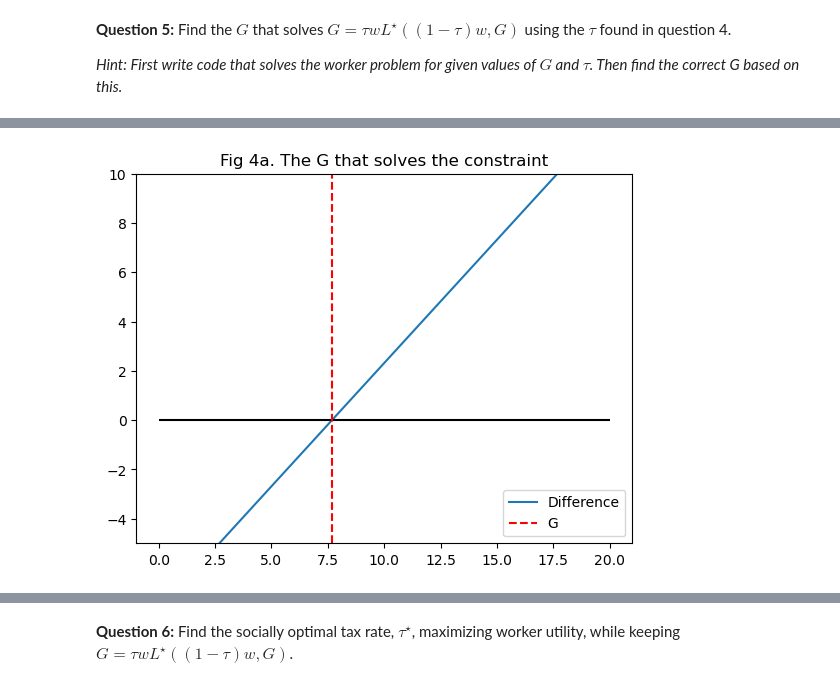
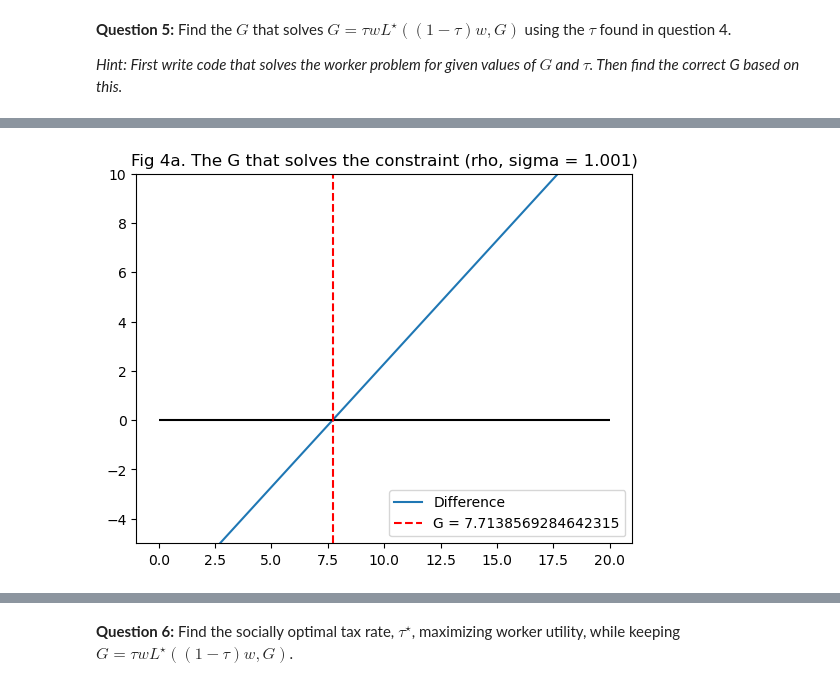
Before and after one commit to NumEconCopenhagen/projects-2023-scb, a Jupyter notebook: exam/Exam-2023-noteboob_FELIX.ipynb, the cells around one changed output, grey strips where cells are left out. Cells and saved outputs as stored; diff of their text form; code cells hidden in the pictures.

```diff
--- a/exam/Exam-2023-noteboob_FELIX.ipynb
+++ b/exam/Exam-2023-noteboob_FELIX.ipynb
@@ -152,13 +163,11 @@ The analytical solutions for G=1 and G=2, respectively, are [15.30165022719559,
 # %%
-
-
 # Create grids
 ws = np.linspace(0,5,200)
 sols = np.empty((2,200))
 sol_1 = np.empty(200)
 sol_2 = np.empty(200)
 
-#Unpack solution for each G
+# iterate and unnpack solution for each G
 for i,w in enumerate(ws):
     bl.w = w
     sols = L_opt(G_list, bl)
@@ -176,4 +185,8 @@ ax.set_title(r"Fig 1. Labour hours as a function of wage, $w$")
 ax.set_ylabel(r'$L(\tilde w)$')
 ax.set_xlabel('$w$')
 ax.legend()
+
+# reset w and w_tilde
+bl.w = 1.0
+bl.w_tilde = (1-bl.tau)*bl.w
 # %% [output]
@@ -261,10 +285,15 @@ tau_opt  = tau_grid[argmax_index]
 # Illustrate in figure
 fig = plt.figure()
 ax = fig.add_subplot(1,1,1)
-ax.plot(tau_grid, V_vec)
-ax.vlines(tau_opt,0,np.max(np.nan_to_num(V_vec)), linestyles='--', colors='black')
-ax.set_ylim(2,4)
+ax.plot(tau_grid, V_vec, label = 'Worker utility')
+ax.vlines(tau_opt,0,np.max(np.nan_to_num(V_vec)), linestyles='--', colors='black', label = fr'Optimal $\tau$ = {tau_opt}')
+ax.set_ylim(0,2)
 ax.set_ylabel('Worker utility')
 ax.set_xlabel(r'$\tau$')
 ax.set_title('Fig 3. Socially optimal tax')
+ax.legend()
+
+# reset tau and w_tilde
+bl.tau = 0.3
+bl.w_tilde = (1-bl.tau)*bl.w_tilde
 # %% [output]
@@ -294,14 +331,10 @@ Questions 5 and 6 must be answered with the general formulation, and for 2 diffe
 # %%
+# define list of parameter values for rho and sigma
+par_list =[1.001,1.5]
+letter_list = ['a','b']
 
 
-bl.w = 1.0
-
-tau_grid, L_vec, G_vec, V_vec = iterate_over_tau(bl)
-argmax_index = np.argmax((np.nan_to_num(V_vec)))
-tau_opt  = tau_grid[argmax_index]
-
-print(tau_opt)
-
+#Define functions for private consumption and government spending
 def calculate_C(bl, L, tau=tau_opt):
     return bl.kappa + (1 - tau) * bl.w * L
 
@@ -309,7 +342,7 @@ def calculate_G(bl, L, tau=tau_opt):
     # print(bl.tau,bl.w, L)
     return tau*bl.w*L
 
-
+# Define objective function
 def objective_function(L, bl, G):
     C = calculate_C(bl, L)
     # G = calculate_G(bl,L)
@@ -319,28 +352,63 @@ def objective_function(L, bl, G):
 
 def solve_for_given_G(bl,G, tau=tau_opt):
 
+    """
+    Solves an optimization problem to find the value of 'L' for a given value of 'G' and 'tau'.
+
+    Parameters:
+        bl: An object or data structure representing some information.
+        G: The given value of G.
+        tau: The value of tau to be considered in the optimization problem. Default value is tau_opt.
+
+    Returns:
+        res: An object representing the result of the optimization.
+
+    """
+
+    # set tau and corresponding w_tilde
     bl.tau = tau
     bl.w = 1.0
+    bl.w_tilde = (1-bl.tau)*bl.w
+
     # Define the bounds for L
     L_bounds = (1e-8, 24.0)
 
     # Set the initial guess for L
-    x0 = 1.0
+    x0 = 12
 
     # Define the optimization problem
     res = optimize.minimize(objective_function, x0, method = 'Nelder-Mead', args=(bl,G), bounds=([L_bounds]))
 
-    G_res = calculate_G(bl, res.x[0])
-
-    # Return the optimal value of L
     return res
 
 def find_opt_G(bl,tau=tau_opt, do_print = False):
+
+    """
+        Finds optimal values of 'L' and calculates the difference between a range of 'G' values and tau*w*L.
+
+        Parameters:
+            bl: An object or data structure representing some information.
+            tau: The value of tau to be considered in the optimization problem. Default value is tau_opt.
+            do_print: A flag indicating whether to print additional information during the iteration. Default value is False.
+
+        Returns:
+            Gs: An array of 'G' values used in the iteration.
+            Ls: An array of corresponding optimized values of 'L' for each 'G' value.
+            diffs: An array of differences between 'G' and tau*w*L for each 'G' value.
+            utility: The value of the objective function for the last iteration.
+
+    """
+
+    if do_print is True:
+        print(bl)
+        print(tau_opt)
+
+    # initialize empty numpy arrays
     Gs = np.linspace(0e-16,20,2000)
     Ls = np.empty(2000)
     diffs = np.empty(2000)
 
-
+    # iterate over grid og G
     for i, g in enumerate(Gs):
         res = solve_for_given_G(bl,g,tau)
         Ls[i] = res.x
@@ -350,24 +418,26 @@ def find_opt_G(bl,tau=tau_opt, do_print = False):
 
         if do_print is True: print(f'for G = {g} --> L = {Ls[i]} and diff = {diffs[i]}')
 
+    # reset parameter space
+    bl.tau = 0.3
+    bl.w_tilde = (1-bl.tau)*bl.w
+
     return Gs, Ls, diffs, utility
 
-par_list =[1.001,1.5]
-letter_list = ['a','b']
-
+# plot figures for each of the two parameter values
 for i in [0,1]:
-    bl.rho = par_list[i]
-    bl.sigma = par_list[i]
-    Gs, Ls, diffs, utility = find_opt_G(bl)
-    print(f'for rho, sigma = {bl.rho}')
+    bl.rho = par_list[i]                    # set parameter values
+    bl.sigma = par_list[i]                  # set parameter values
+    Gs, Ls, diffs, utility = find_opt_G(bl) # run function optimzing over
+    print(fr'for rho, sigma = {bl.rho}')
     print(f'G = {Gs[np.argmin(np.abs(diffs))]} corresponds to L = {Ls[np.argmin(np.abs(diffs))]}'
       ,f' and minimizes the difference G - tau_opt*w*L = {np.min(np.abs(diffs))}')
 
     fig, ax = plt.subplots(1,1)
     ax.plot(Gs, diffs, label = 'Difference')
     ax.hlines(0, xmin=0, xmax=20, colors='black')
-    ax.vlines(Gs[np.argmin(np.abs(diffs))], ymin=-5, ymax=16, linestyles="--", colors='red', label='G')
+    ax.vlines(Gs[np.argmin(np.abs(diffs))], ymin=-5, ymax=16, linestyles="--", colors='red', label=f'G = {Gs[np.argmin(np.abs(diffs))]}')
     ax.set_ylim(-5,10)
     ax.legend(loc='lower right')
-    ax.set_title(f'Fig 4{letter_list[i]}. The G that solves the constraint')
+    ax.set_title(fr'Fig 4{letter_list[i]}. The G that solves the constraint (rho, sigma = {par_list[i]})')
 # %% [output]
@@ -379 +448 @@ G = 4.96248124062031 corresponds to L = 9.676757812500021  and minimizes the dif
-[figure, old version]
+[figure, new version]
```
Also changed, not shown: parts of 21 cells of this notebook.
